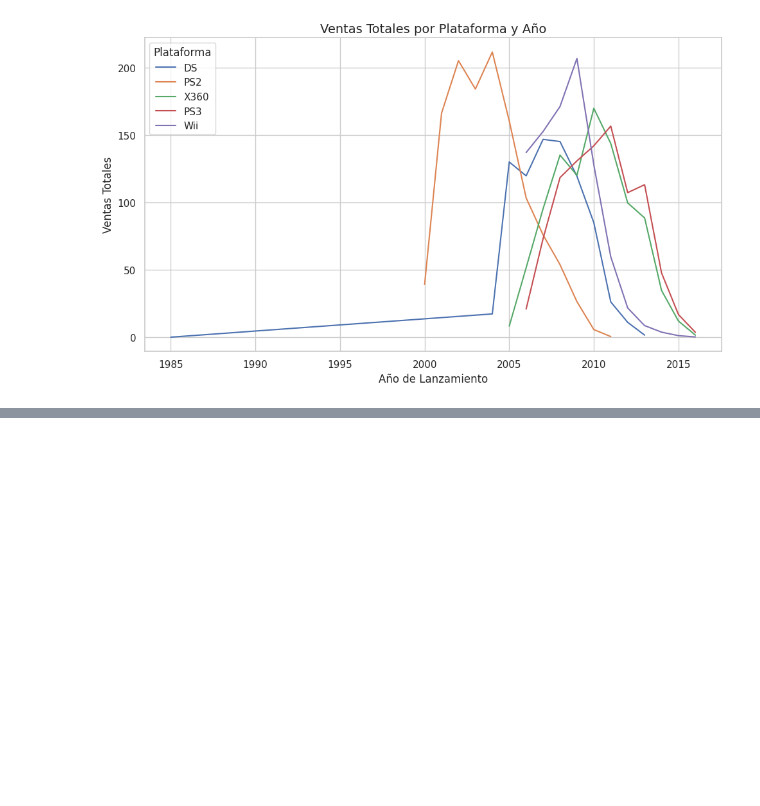
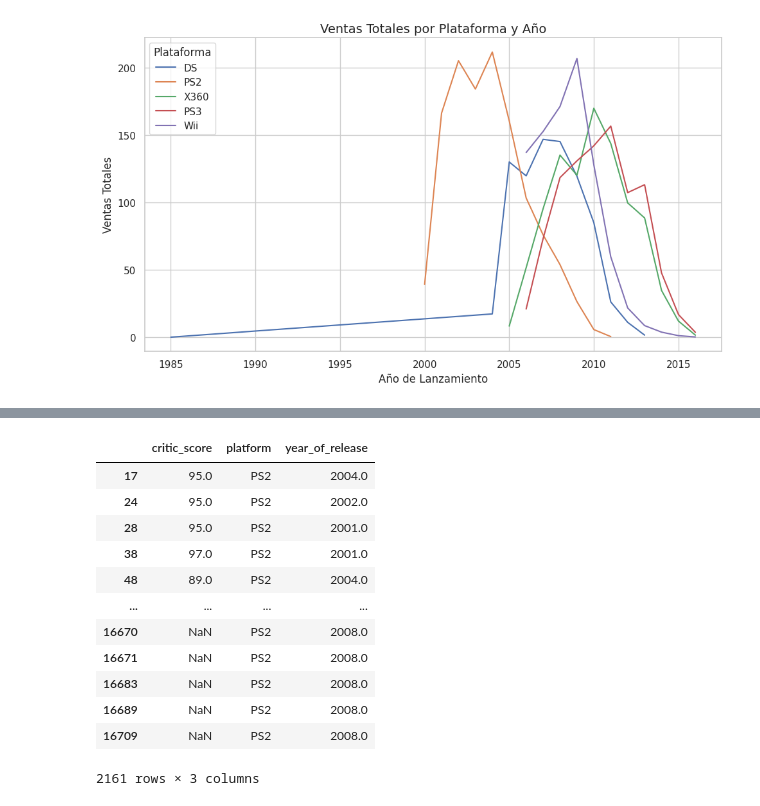
Before and after one commit to Samuelluisjuan/Proyects_Tripleten-Sprin_6_Proyect, a Jupyter notebook: Analitics_company.ipynb, the cells around one changed output, grey strips where cells are left out. Cells and saved outputs as stored; diff of their text form; code cells hidden in the pictures; blank space fills up the shorter version.

```diff
--- a/Analitics_company.ipynb
+++ b/Analitics_company.ipynb
@@ -330,0 +365,18 @@ plt.show()
+# %%
+popular_df = games[['critic_score', 'platform', 'year_of_release']].copy()
+popular_df_ps2 = popular_df[popular_df['platform'] == 'PS2']
+popular_df_ps2
+# %% [output]
+|  | critic_score | platform | year_of_release |
+| 17 | 95.0 | PS2 | 2004.0 |
+| 24 | 95.0 | PS2 | 2002.0 |
+| 28 | 95.0 | PS2 | 2001.0 |
+| 38 | 97.0 | PS2 | 2001.0 |
+| 48 | 89.0 | PS2 | 2004.0 |
+| ... | ... | ... | ... |
+| 16670 | NaN | PS2 | 2008.0 |
+| 16671 | NaN | PS2 | 2008.0 |
+| 16683 | NaN | PS2 | 2008.0 |
+| 16689 | NaN | PS2 | 2008.0 |
+| 16709 | NaN | PS2 | 2008.0 |
+2161 rows × 3 columns
```
Also changed, not shown: parts of 9 cells of this notebook.
